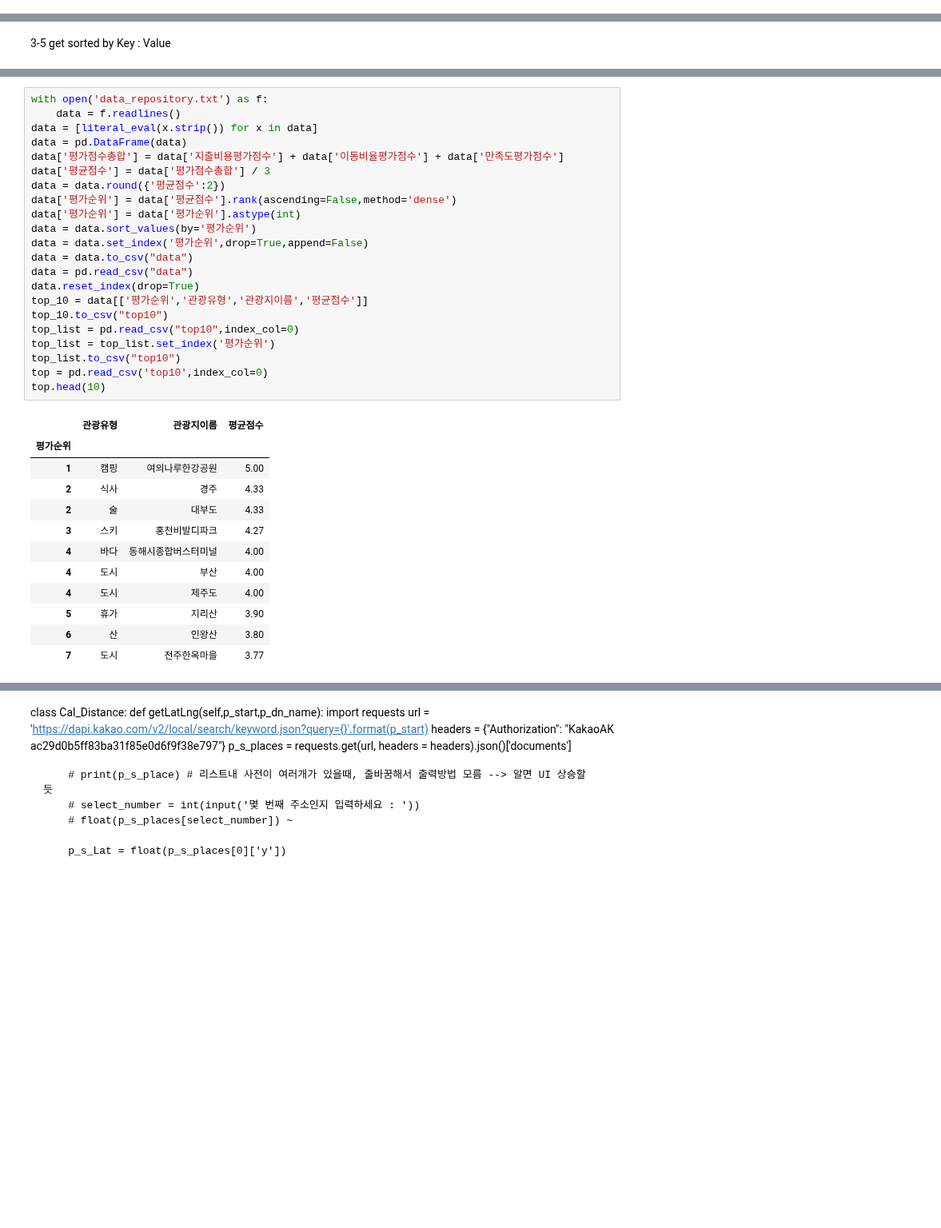
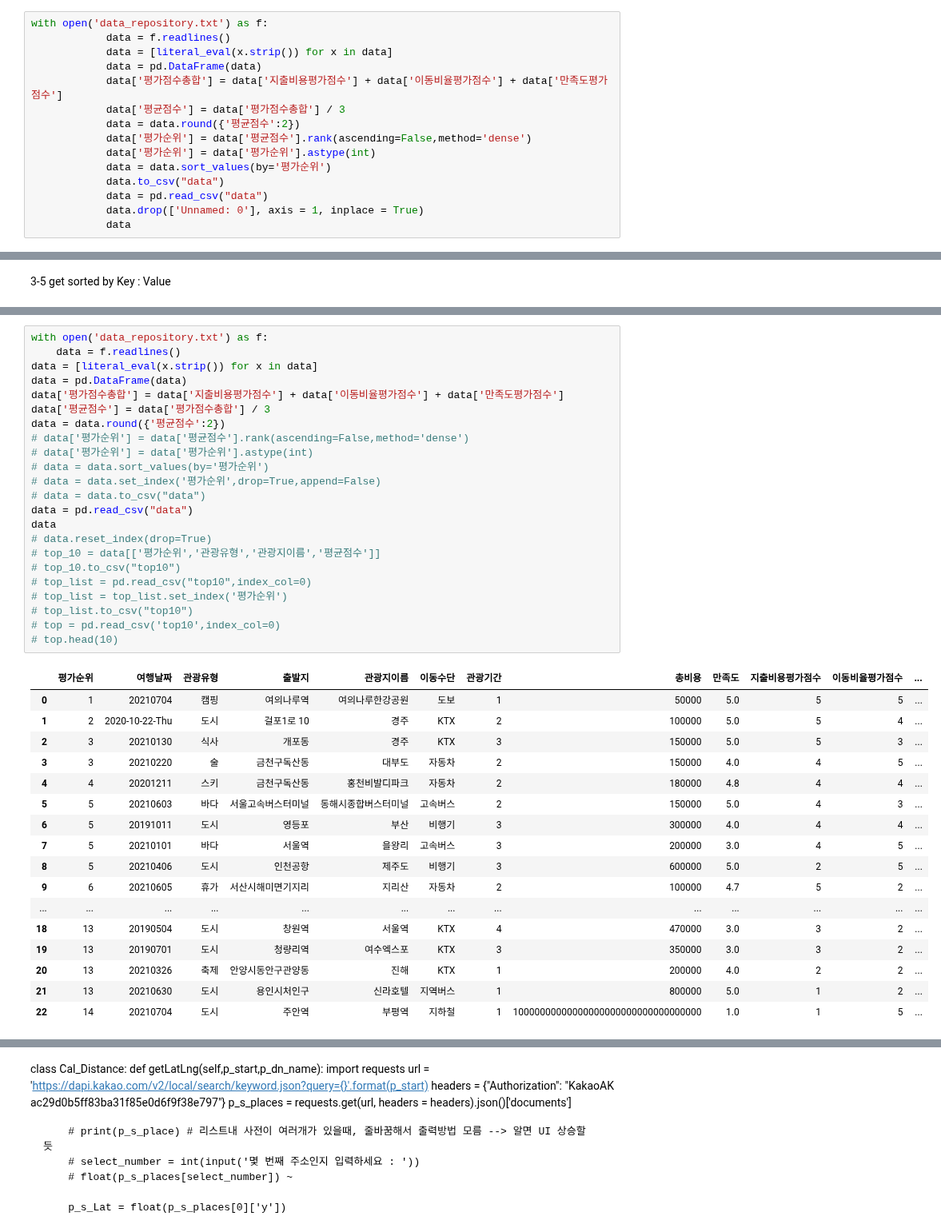
Before and after one commit to kikiru328/CAKD3-Github, a Jupyter notebook: 20210630/Dum's Program.ipynb, the cells around one changed output, grey strips where cells are left out. Shown at 80% size. Drawn from its saved outputs; the diff is of its cells as text; blank space fills up the shorter version.

```diff
--- a/20210630/Dum's Program.ipynb
+++ b/20210630/Dum's Program.ipynb
@@ -532,0 +531,15 @@ L.top10()
+# %%
+with open('data_repository.txt') as f:
+            data = f.readlines()
+            data = [literal_eval(x.strip()) for x in data]
+            data = pd.DataFrame(data)
+            data['평가점수총합'] = data['지출비용평가점수'] + data['이동비율평가점수'] + data['만족도평가점수']
+            data['평균점수'] = data['평가점수총합'] / 3
+            data = data.round({'평균점수':2})
+            data['평가순위'] = data['평균점수'].rank(ascending=False,method='dense')
+            data['평가순위'] = data['평가순위'].astype(int)
+            data = data.sort_values(by='평가순위')
+            data.to_csv("data")
+            data = pd.read_csv("data")
+            data.drop(['Unnamed: 0'], axis = 1, inplace = True)
+            data
@@ -572,35 +886,41 @@ Answer
 # %%
 with open('data_repository.txt') as f:
     data = f.readlines()
 data = [literal_eval(x.strip()) for x in data]
 data = pd.DataFrame(data)
 data['평가점수총합'] = data['지출비용평가점수'] + data['이동비율평가점수'] + data['만족도평가점수']
 data['평균점수'] = data['평가점수총합'] / 3
 data = data.round({'평균점수':2})
-data['평가순위'] = data['평균점수'].rank(ascending=False,method='dense')
-data['평가순위'] = data['평가순위'].astype(int)
-data = data.sort_values(by='평가순위')
-data = data.set_index('평가순위',drop=True,append=False)
-data = data.to_csv("data")
+# data['평가순위'] = data['평균점수'].rank(ascending=False,method='dense')
+# data['평가순위'] = data['평가순위'].astype(int)
+# data = data.sort_values(by='평가순위')
+# data = data.set_index('평가순위',drop=True,append=False)
+# data = data.to_csv("data")
 data = pd.read_csv("data")
-data.reset_index(drop=True)
-top_10 = data[['평가순위','관광유형','관광지이름','평균점수']]
-top_10.to_csv("top10")
-top_list = pd.read_csv("top10",index_col=0)
-top_list = top_list.set_index('평가순위')
-top_list.to_csv("top10")
-top = pd.read_csv('top10',index_col=0)
-top.head(10)
+data
+# data.reset_index(drop=True)
+# top_10 = data[['평가순위','관광유형','관광지이름','평균점수']]
+# top_10.to_csv("top10")
+# top_list = pd.read_csv("top10",index_col=0)
+# top_list = top_list.set_index('평가순위')
+# top_list.to_csv("top10")
+# top = pd.read_csv('top10',index_col=0)
+# top.head(10)
 # %% [output]
-|  | 관광유형 | 관광지이름 | 평균점수 |
-| 평가순위 |  |  |  |
-| 1 | 캠핑 | 여의나루한강공원 | 5.00 |
-| 2 | 식사 | 경주 | 4.33 |
-| 2 | 술 | 대부도 | 4.33 |
-| 3 | 스키 | 홍천비발디파크 | 4.27 |
-| 4 | 바다 | 동해시종합버스터미널 | 4.00 |
-| 4 | 도시 | 부산 | 4.00 |
-| 4 | 도시 | 제주도 | 4.00 |
-| 5 | 휴가 | 지리산 | 3.90 |
-| 6 | 산 | 인왕산 | 3.80 |
-| 7 | 도시 | 전주한옥마을 | 3.77 |
+|  | 평가순위 | 여행날짜 | 관광유형 | 출발지 | 관광지이름 | 이동수단 | 관광기간 | 총비용 | 만족도 | 지출비용평가점수 | 이동비율평가점수 | ... |
+| 0 | 1 | 20210704 | 캠핑 | 여의나루역 | 여의나루한강공원 | 도보 | 1 | 50000 | 5.0 | 5 | 5 | ... |
+| 1 | 2 | 2020-10-22-Thu | 도시 | 걸포1로 10 | 경주 | KTX | 2 | 100000 | 5.0 | 5 | 4 | ... |
+| 2 | 3 | 20210130 | 식사 | 개포동 | 경주 | KTX | 3 | 150000 | 5.0 | 5 | 3 | ... |
+| 3 | 3 | 20210220 | 술 | 금천구독산동 | 대부도 | 자동차 | 2 | 150000 | 4.0 | 4 | 5 | ... |
+| 4 | 4 | 20201211 | 스키 | 금천구독산동 | 홍천비발디파크 | 자동차 | 2 | 180000 | 4.8 | 4 | 4 | ... |
+| 5 | 5 | 20210603 | 바다 | 서울고속버스터미널 | 동해시종합버스터미널 | 고속버스 | 2 | 150000 | 5.0 | 4 | 3 | ... |
+| 6 | 5 | 20191011 | 도시 | 영등포 | 부산 | 비행기 | 3 | 300000 | 4.0 | 4 | 4 | ... |
+| 7 | 5 | 20210101 | 바다 | 서울역 | 을왕리 | 고속버스 | 3 | 200000 | 3.0 | 4 | 5 | ... |
+| 8 | 5 | 20210406 | 도시 | 인천공항 | 제주도 | 비행기 | 3 | 600000 | 5.0 | 2 | 5 | ... |
+| 9 | 6 | 20210605 | 휴가 | 서산시해미면기지리 | 지리산 | 자동차 | 2 | 100000 | 4.7 | 5 | 2 | ... |
+| ... | ... | ... | ... | ... | ... | ... | ... | ... | ... | ... | ... | ... |
+| 18 | 13 | 20190504 | 도시 | 창원역 | 서울역 | KTX | 4 | 470000 | 3.0 | 3 | 2 | ... |
+| 19 | 13 | 20190701 | 도시 | 청량리역 | 여수엑스포 | KTX | 3 | 350000 | 3.0 | 3 | 2 | ... |
+| 20 | 13 | 20210326 | 축제 | 안양시동안구관양동 | 진해 | KTX | 1 | 200000 | 4.0 | 2 | 2 | ... |
+| 21 | 13 | 20210630 | 도시 | 용인시처인구 | 신라호텔 | 지역버스 | 1 | 800000 | 5.0 | 1 | 2 | ... |
+| 22 | 14 | 20210704 | 도시 | 주안역 | 부평역 | 지하철 | 1 | 10000000000000000000000000000000000 | 1.0 | 1 | 5 | ... |
```
Also changed, not shown: parts of 42 cells of this notebook, 9 other files.
